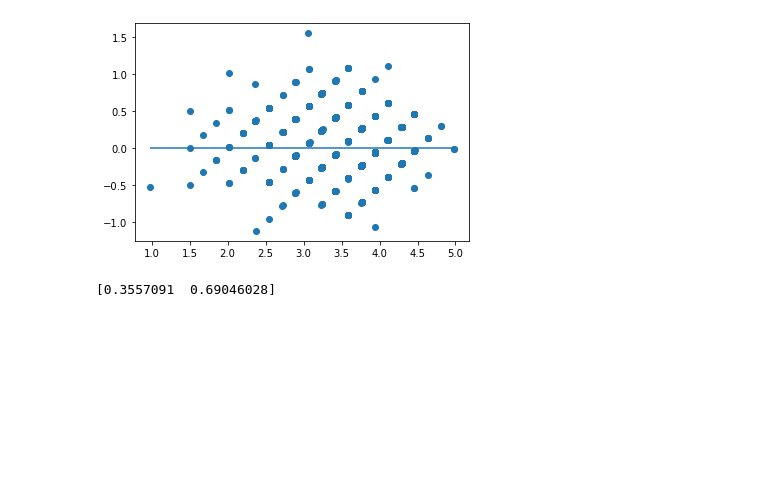
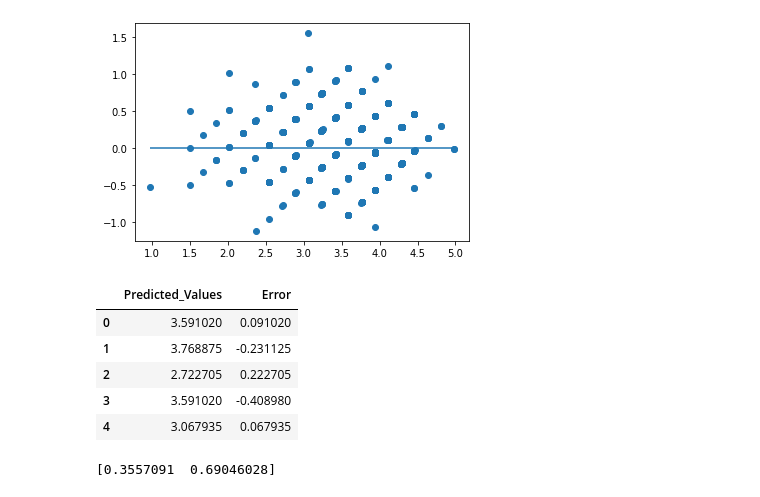
Before and after one commit to Tman5976/Group_5_Final_Project, a Jupyter notebook: Machine_Learning_Model.ipynb, the cells around one changed output. Cells and saved outputs as stored; diff of their text form; code cells hidden in the pictures; blank space fills up the shorter version.

```diff
--- a/Machine_Learning_Model.ipynb
+++ b/Machine_Learning_Model.ipynb
@@ -122,3 +135,14 @@ plt.hlines(y=0, xmin=y_pred.min(), xmax=y_pred.max())
 plt.show()
 # %% [output]
 [figure]
+# %%
+plot2_df  = pd.DataFrame({"Predicted_Values" : y_pred,
+                         "Error" : y_pred - y_test})
+plot2_df.head()
+# %% [output]
+|  | Predicted_Values | Error |
+| 0 | 3.591020 | 0.091020 |
+| 1 | 3.768875 | -0.231125 |
+| 2 | 2.722705 | 0.222705 |
+| 3 | 3.591020 | -0.408980 |
+| 4 | 3.067935 | 0.067935 |
```
Also changed, not shown: parts of 3 cells of this notebook, 6 other files.
